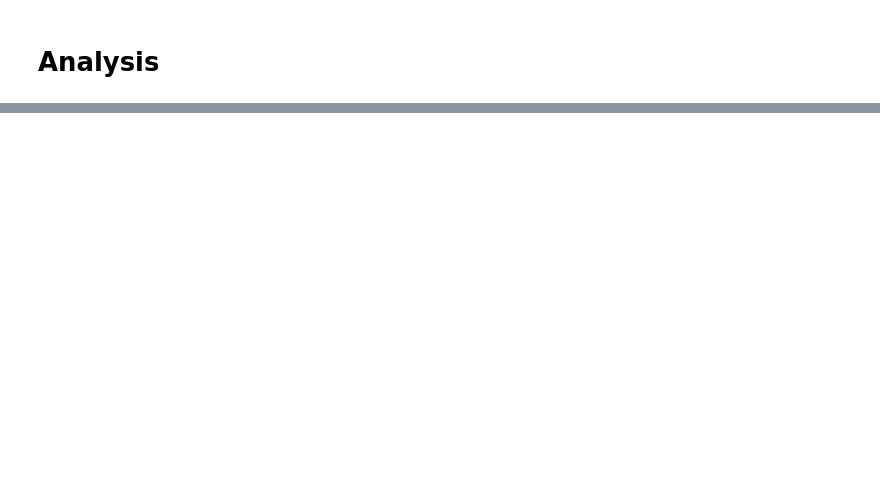
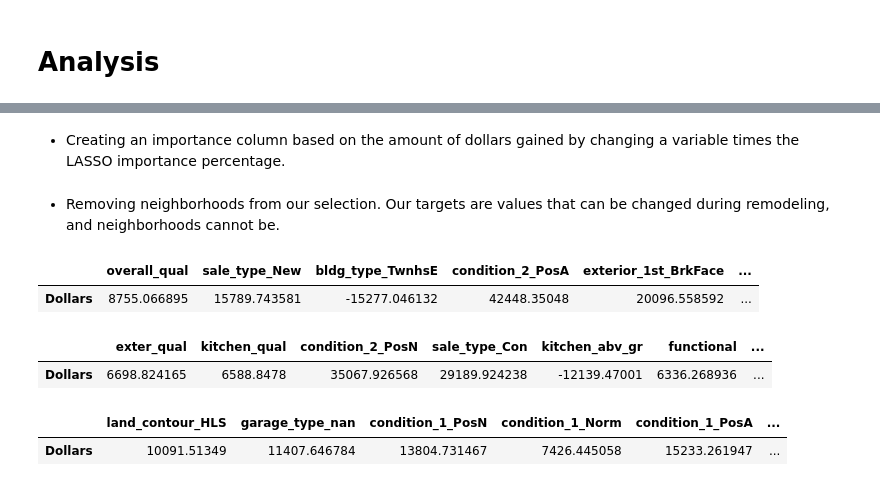
Before and after one commit to Avanyali/Ames_Housing_Flipping_Analysis, a Jupyter notebook: Step4_Project2_Analysis.ipynb, the cells around one changed output, grey strips where cells are left out. Saved outputs shown, nothing was run; the diff lists cells and outputs as text; code cells hidden in the pictures; blank space fills up the shorter version.

```diff
--- a/Step4_Project2_Analysis.ipynb
+++ b/Step4_Project2_Analysis.ipynb
@@ -62,0 +69,27 @@ weights_coefs.sort_values(by = 'slopes')
+# %%
+weights_coefs['importance'] = abs(weights_coefs['weights'] * weights_coefs['Dollars'])
+# %%
+weights_coefs.sort_values(by = 'importance', inplace = True, ascending = False)
+# %% [markdown]
+- Creating an importance column based on the amount of dollars gained by changing a variable times the LASSO importance percentage.
+# %%
+neighborhoods = [key for key in lasso_weights.keys() if key.split("_")[0] == 'neighborhood']
+# %%
+weights_coefs = weights_coefs.drop(neighborhoods)
+# %% [markdown]
+- Removing neighborhoods from our selection. Our targets are values that can be changed during remodeling, and neighborhoods cannot be.
+# %%
+pd.DataFrame(weights_coefs['Dollars'][:9]).T
+# %% [output]
+|  | overall_qual | sale_type_New | bldg_type_TwnhsE | condition_2_PosA | exterior_1st_BrkFace | ... |
+| Dollars | 8755.066895 | 15789.743581 | -15277.046132 | 42448.35048 | 20096.558592 | ... |
+# %%
+pd.DataFrame(weights_coefs['Dollars'][9:18]).T
+# %% [output]
+|  | exter_qual | kitchen_qual | condition_2_PosN | sale_type_Con | kitchen_abv_gr | functional | ... |
+| Dollars | 6698.824165 | 6588.8478 | 35067.926568 | 29189.924238 | -12139.47001 | 6336.268936 | ... |
+# %%
+pd.DataFrame(weights_coefs['Dollars'][18:25]).T
+# %% [output]
+|  | land_contour_HLS | garage_type_nan | condition_1_PosN | condition_1_Norm | condition_1_PosA | ... |
+| Dollars | 10091.51349 | 11407.646784 | 13804.731467 | 7426.445058 | 15233.261947 | ... |
```
Also changed, not shown: parts of 28 cells of this notebook, 4 other files.
